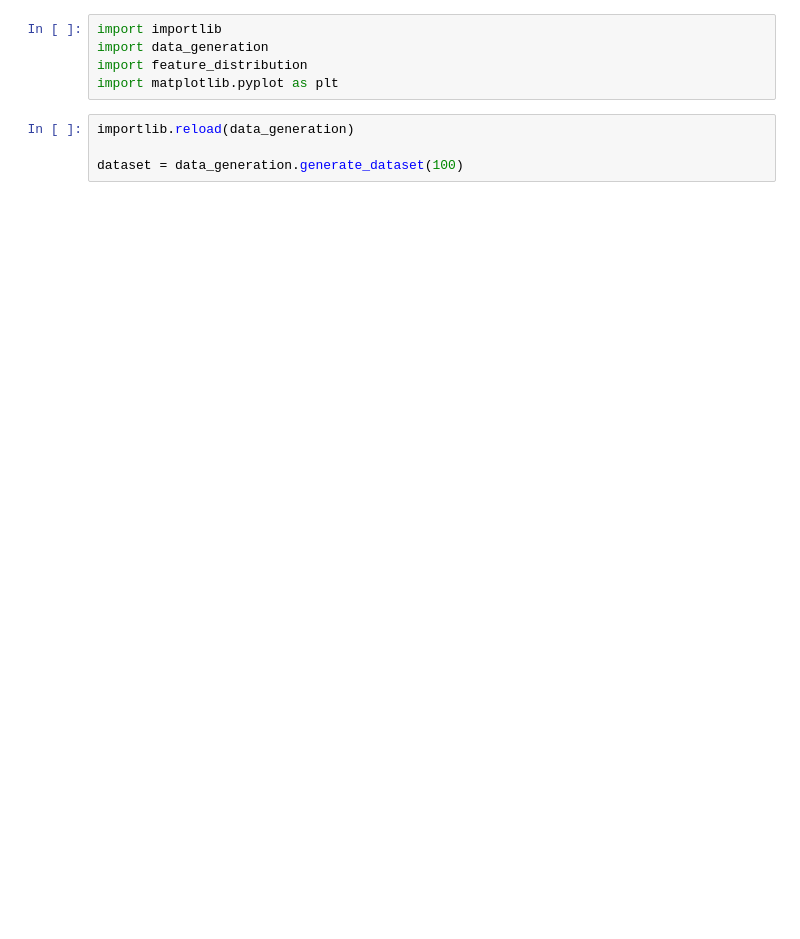
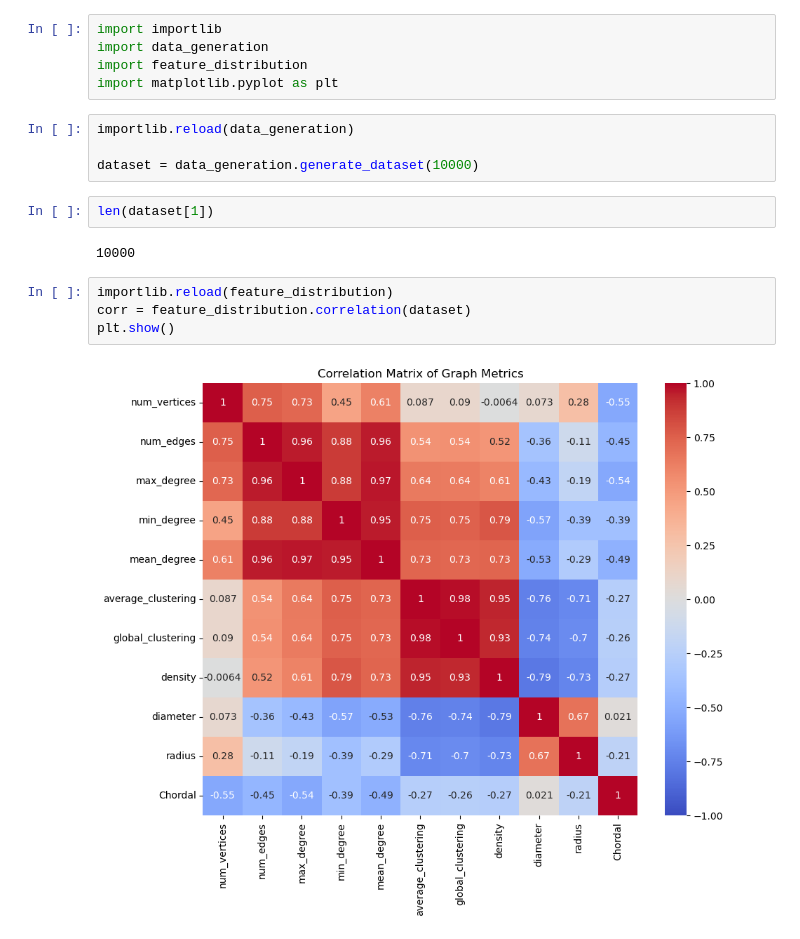
Before and after one commit to FibonAdithya/NetFaCE, a Jupyter notebook: Experiment_notebook.ipynb, the cells around one changed output. Saved outputs shown, nothing was run; the diff lists cells and outputs as text; blank space fills up the shorter version.

```diff
--- a/Experiment_notebook.ipynb
+++ b/Experiment_notebook.ipynb
@@ -6,4 +6,14 @@ import matplotlib.pyplot as plt
 # %%
 importlib.reload(data_generation)
 
-dataset = data_generation.generate_dataset(100)
+dataset = data_generation.generate_dataset(10000)
+# %%
+len(dataset[1])
+# %% [output]
+10000
+# %%
+importlib.reload(feature_distribution)
+corr = feature_distribution.correlation(dataset)
+plt.show()
+# %% [output]
+[figure, added]
```
Also changed, not shown: parts of 2 cells of this notebook, 2 other files.
